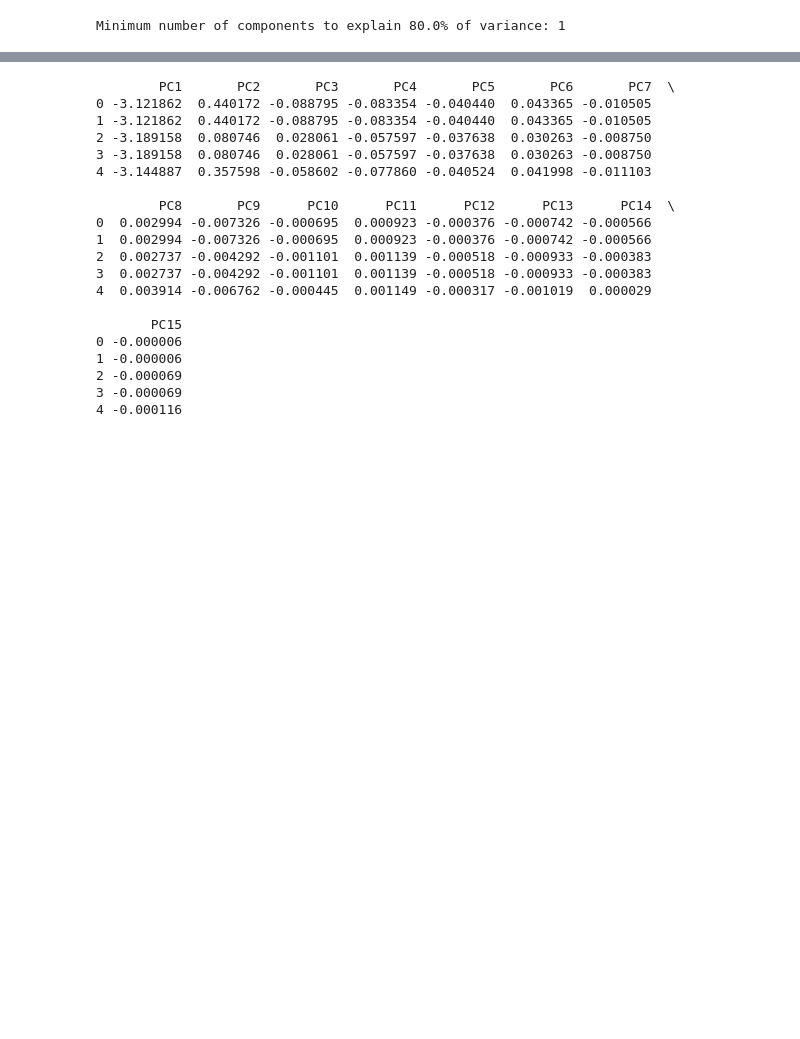
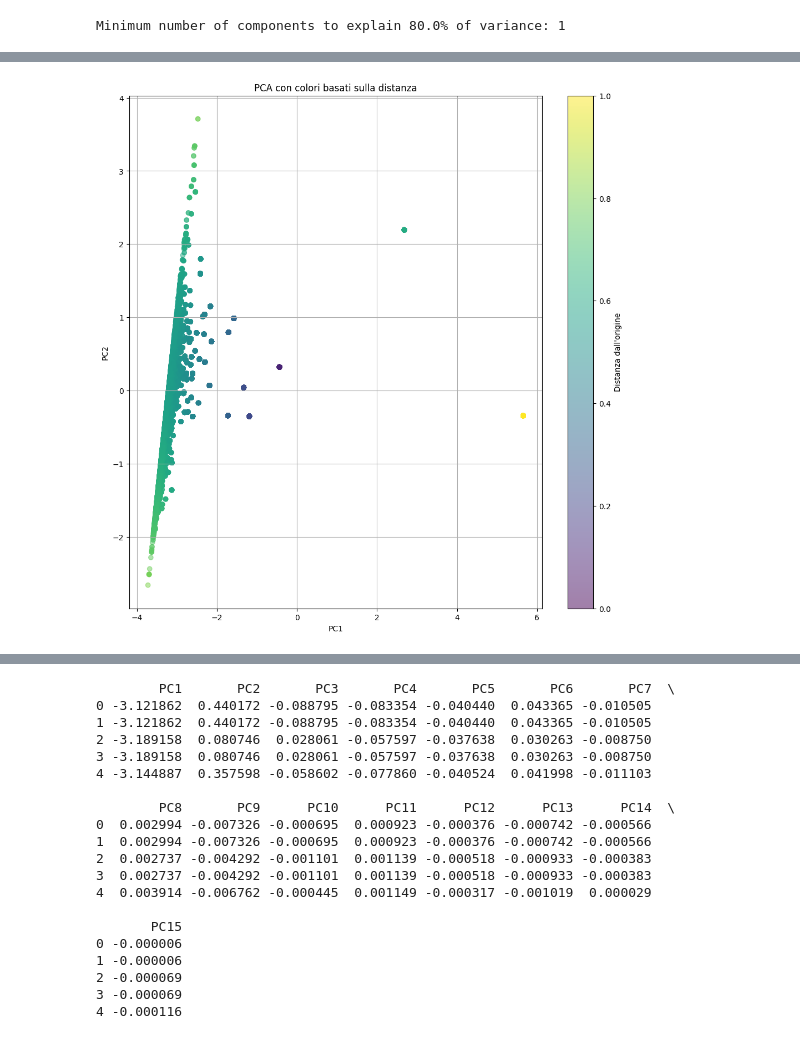
Before and after one commit to leonardoguida/real_estate_predictive_model, a Jupyter notebook: pca.ipynb, the cells around one changed output, grey strips where cells are left out. Saved outputs shown, nothing was run; the diff lists cells and outputs as text; code cells hidden in the pictures; blank space fills up the shorter version.

```diff
--- a/pca.ipynb
+++ b/pca.ipynb
@@ -270,0 +349,3 @@ Minimum number of components to explain 80.0% of variance: 1
+# %%
+# Verifica che sia esattamente questo codice che hai eseguito
+x_new1 = pca1.fit_transform(df_standardized3)
@@ -270,0 +394,16 @@ Minimum number of components to explain 80.0% of variance: 1
+# %%
+plt.figure(figsize=(12, 12))
+
+# Definiamo una mappa di colori in base alla distanza
+colors = plt.cm.viridis(distanze / distanze.max())
+
+plt.scatter(x_new1[:, 0], x_new1[:, 1], c=colors, alpha=0.5)
+plt.colorbar(label='Distanza dall\'origine')
+
+plt.xlabel('PC1')
+plt.ylabel('PC2')
+plt.title('PCA con colori basati sulla distanza')
+plt.grid()
+plt.show()
+# %% [output]
+[figure, added]
```
Also changed, not shown: parts of 15 cells of this notebook.
